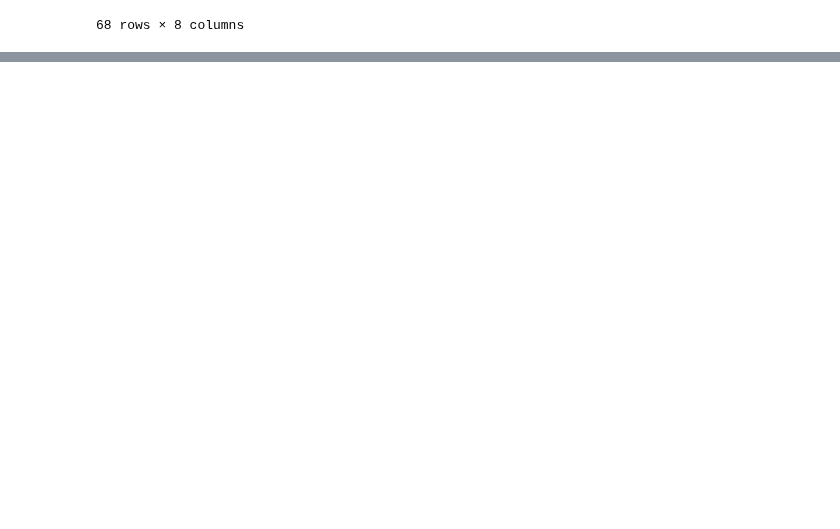
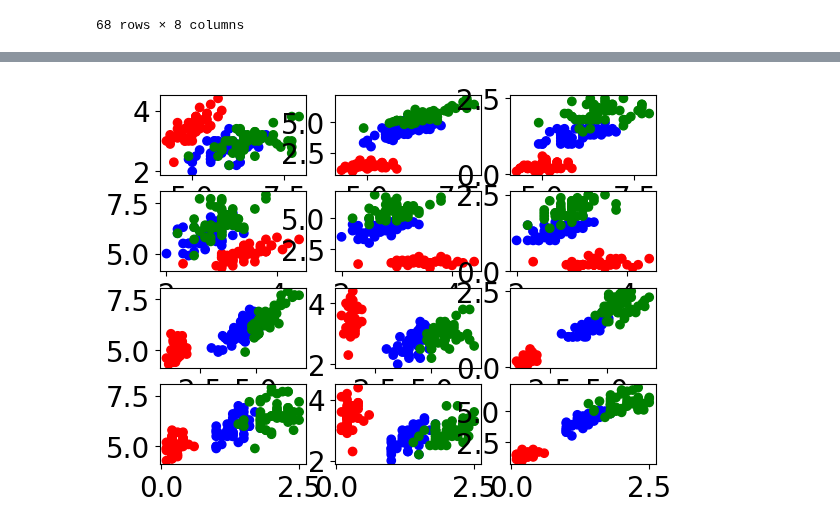
Before and after one commit to Tahuubinh/ML_HUST_PROJECT, a Jupyter notebook: code/ANN.ipynb, the cells around one changed output, grey strips where cells are left out. Saved outputs shown, nothing was run; the diff lists cells and outputs as text; code cells hidden in the pictures; blank space fills up the shorter version.

Commit message:
Visualization

```diff
--- a/code/ANN.ipynb
+++ b/code/ANN.ipynb
@@ -321,0 +434,35 @@ pd.read_csv('../data/' + save_folder + '/train_data_' + str(50) + '_valid.csv')
+# %%
+import matplotlib.pyplot as plt
+from sklearn.datasets import load_iris
+import numpy as np
+
+ #setting the shape of the figure in one line as opposed to creating 12 variables
+fig, subs = plt.subplots(4,3)
+
+#code given in Hyperion notes
+iris = load_iris()
+data = np.array(iris['data'])
+targets = np.array(iris['target'])
+
+cd = {0:'r',1:'b',2:"g"}
+cols = np.array([cd[target] for target in targets])
+#ROW 1
+subs[0][0].scatter(data[:,0], data[:,1], c=cols)
+subs[0][1].scatter(data[:,0], data[:,2], c=cols)
+subs[0][2].scatter(data[:,0], data[:,3], c=cols)
+#ROW 2
+subs[1][0].scatter(data[:,1], data[:,0], c=cols)
+subs[1][1].scatter(data[:,1], data[:,2], c=cols)
+subs[1][2].scatter(data[:,1], data[:,3], c=cols)
+#ROW 3
+subs[2][0].scatter(data[:,2], data[:,0], c=cols)
+subs[2][1].scatter(data[:,2], data[:,1], c=cols)
+subs[2][2].scatter(data[:,2], data[:,3], c=cols)
+#ROW 4
+subs[3][0].scatter(data[:,3], data[:,0], c=cols)
+subs[3][1].scatter(data[:,3], data[:,1], c=cols)
+subs[3][2].scatter(data[:,3], data[:,2], c=cols)
+#show data plot
+plt.show()
+# %% [output]
+[figure, added]
```
Also changed, not shown: parts of 18 cells of this notebook, 4 other files.
